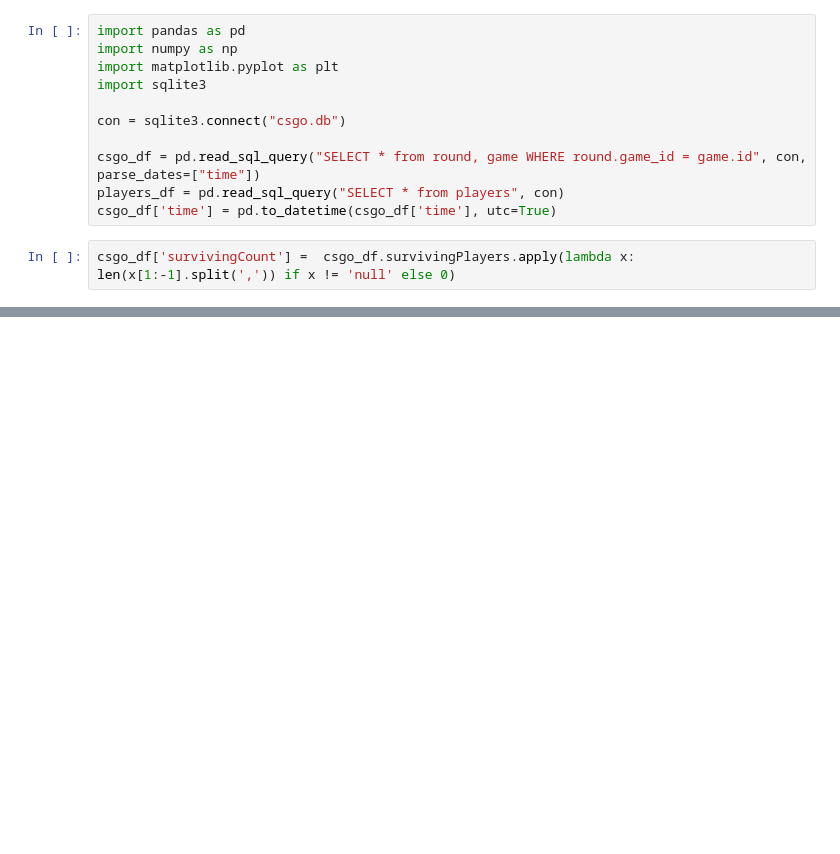
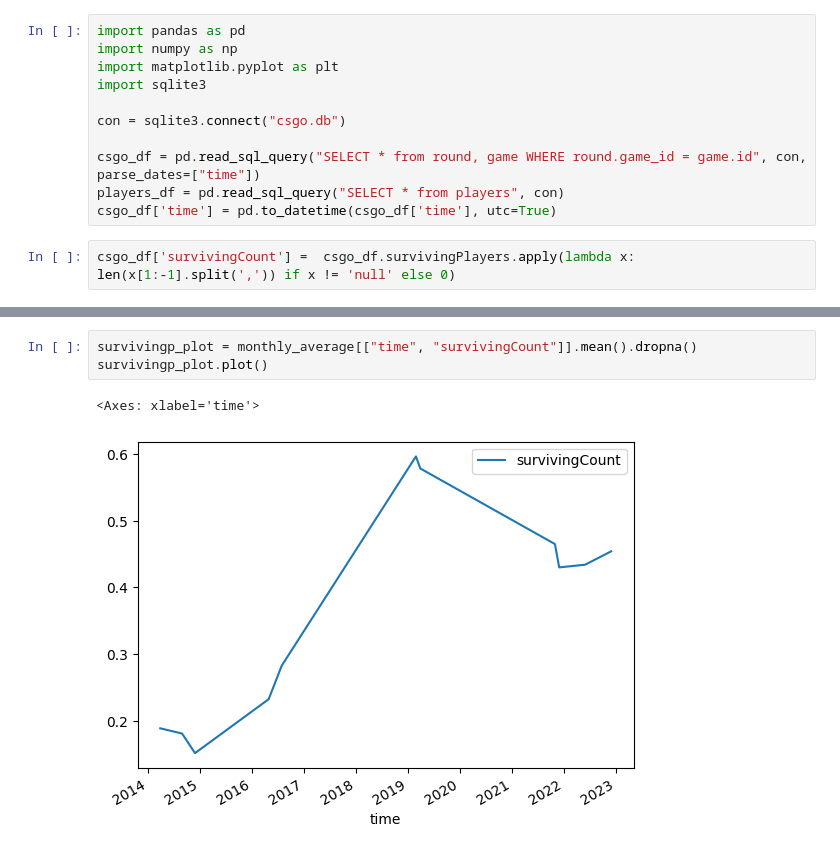
Before and after one commit to bevan-philip/have-cs-rounds-become-slower, a Jupyter notebook: analysis.ipynb, the cells around one changed output, grey strips where cells are left out. Cells and saved outputs as stored; diff of their text form; blank space fills up the shorter version.

```diff
--- a/analysis.ipynb
+++ b/analysis.ipynb
@@ -35,0 +48,6 @@ test.mean().dropna()
+# %%
+survivingp_plot = monthly_average[["time", "survivingCount"]].mean().dropna()
+survivingp_plot.plot()
+# %% [output]
+<Axes: xlabel='time'>
+[figure, added]
```
Also changed, not shown: parts of 4 cells of this notebook.
